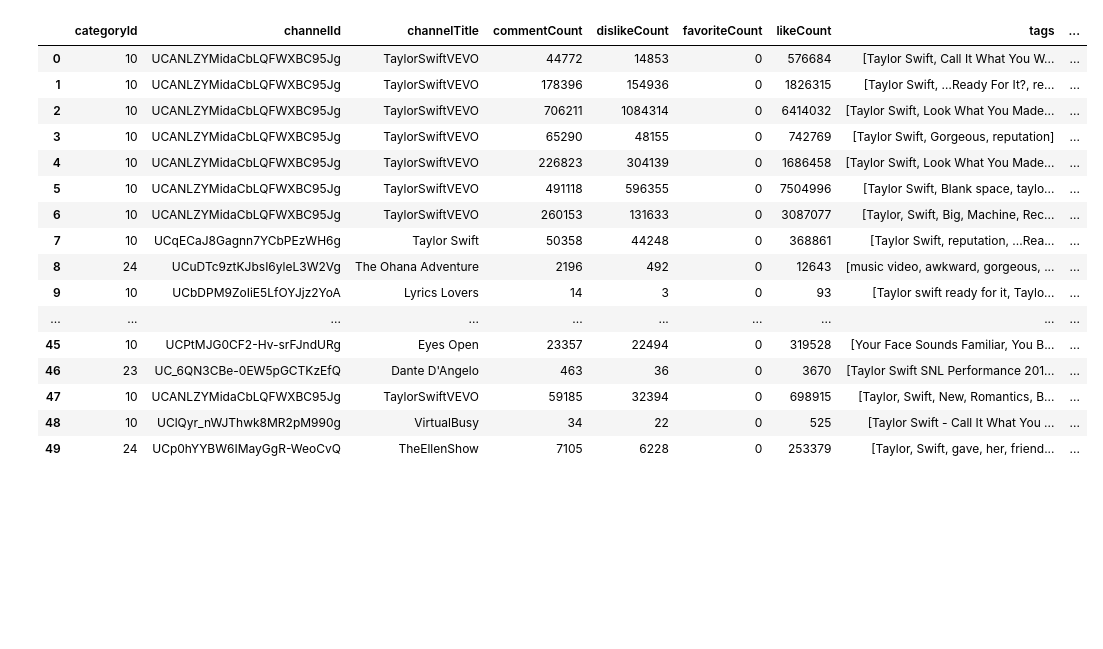
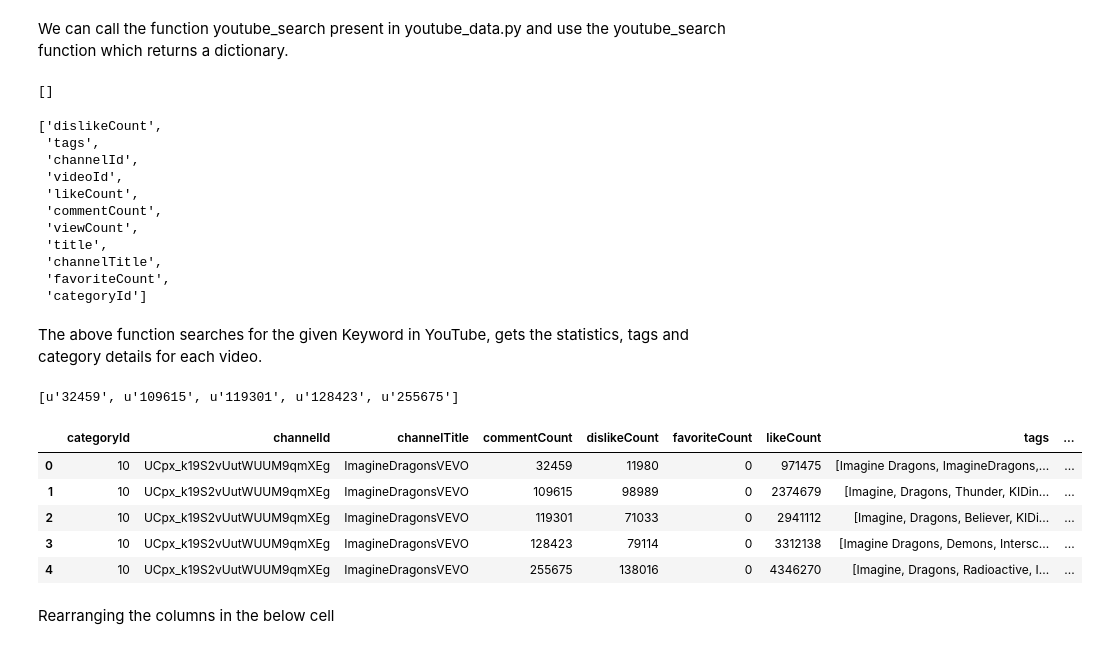
Before and after one commit to sudharsanasai/YoutubeDataAnalysis, a Jupyter notebook: Youtube Data.ipynb, the cells around one changed output. Drawn from its saved outputs; the diff is of its cells as text; code cells hidden in the pictures; blank space fills up the shorter version.

```diff
--- a/Youtube Data.ipynb
+++ b/Youtube Data.ipynb
@@ -26,24 +8,39 @@ test[1]['title']
+# %% [markdown]
+We can call the function youtube_search present in youtube_data.py and use the youtube_search function which returns a dictionary.
+# %%
+test = youtube_search("Imagine Dragons")
+test.keys()
+# %% [output]
+[]
+['dislikeCount',
+ 'tags',
+ 'channelId',
+ 'videoId',
+ 'likeCount',
+ 'commentCount',
+ 'viewCount',
+ 'title',
+ 'channelTitle',
+ 'favoriteCount',
+ 'categoryId']
+# %% [markdown]
+The above function searches for the given Keyword in YouTube, gets the statistics, tags and category details for each video.
+# %%
+test['commentCount'][:5]
+# %% [output]
+[u'32459', u'109615', u'119301', u'128423', u'255675']
 # %%
-df = pd.DataFrame(data=test[1])
-df
+df = pd.DataFrame(data=test)
+df.head()
 # %% [output]
 |  | categoryId | channelId | channelTitle | commentCount | dislikeCount | favoriteCount | likeCount | tags | ... |
-| 0 | 10 | UCANLZYMidaCbLQFWXBC95Jg | TaylorSwiftVEVO | 44772 | 14853 | 0 | 576684 | [Taylor Swift, Call It What You W... | ... |
-| 1 | 10 | UCANLZYMidaCbLQFWXBC95Jg | TaylorSwiftVEVO | 178396 | 154936 | 0 | 1826315 | [Taylor Swift, …Ready For It?, re... | ... |
-| 2 | 10 | UCANLZYMidaCbLQFWXBC95Jg | TaylorSwiftVEVO | 706211 | 1084314 | 0 | 6414032 | [Taylor Swift, Look What You Made... | ... |
-| 3 | 10 | UCANLZYMidaCbLQFWXBC95Jg | TaylorSwiftVEVO | 65290 | 48155 | 0 | 742769 | [Taylor Swift, Gorgeous, reputation] | ... |
-| 4 | 10 | UCANLZYMidaCbLQFWXBC95Jg | TaylorSwiftVEVO | 226823 | 304139 | 0 | 1686458 | [Taylor Swift, Look What You Made... | ... |
-| 5 | 10 | UCANLZYMidaCbLQFWXBC95Jg | TaylorSwiftVEVO | 491118 | 596355 | 0 | 7504996 | [Taylor Swift, Blank space, taylo... | ... |
-| 6 | 10 | UCANLZYMidaCbLQFWXBC95Jg | TaylorSwiftVEVO | 260153 | 131633 | 0 | 3087077 | [Taylor, Swift, Big, Machine, Rec... | ... |
-| 7 | 10 | UCqECaJ8Gagnn7YCbPEzWH6g | Taylor Swift | 50358 | 44248 | 0 | 368861 | [Taylor Swift, reputation, ...Rea... | ... |
-| 8 | 24 | UCuDTc9ztKJbsI6yleL3W2Vg | The Ohana Adventure | 2196 | 492 | 0 | 12643 | [music video, awkward, gorgeous, ... | ... |
-| 9 | 10 | UCbDPM9ZoIiE5LfOYJjz2YoA | Lyrics Lovers | 14 | 3 | 0 | 93 | [Taylor swift ready for it, Taylo... | ... |
-| ... | ... | ... | ... | ... | ... | ... | ... | ... | ... |
-| 45 | 10 | UCPtMJG0CF2-Hv-srFJndURg | Eyes Open | 23357 | 22494 | 0 | 319528 | [Your Face Sounds Familiar, You B... | ... |
-| 46 | 23 | UC_6QN3CBe-0EW5pGCTKzEfQ | Dante D'Angelo | 463 | 36 | 0 | 3670 | [Taylor Swift SNL Performance 201... | ... |
-| 47 | 10 | UCANLZYMidaCbLQFWXBC95Jg | TaylorSwiftVEVO | 59185 | 32394 | 0 | 698915 | [Taylor, Swift, New, Romantics, B... | ... |
-| 48 | 10 | UClQyr_nWJThwk8MR2pM990g | VirtualBusy | 34 | 22 | 0 | 525 | [Taylor Swift - Call It What You ... | ... |
-| 49 | 24 | UCp0hYYBW6IMayGgR-WeoCvQ | TheEllenShow | 7105 | 6228 | 0 | 253379 | [Taylor, Swift, gave, her, friend... | ... |
+| 0 | 10 | UCpx_k19S2vUutWUUM9qmXEg | ImagineDragonsVEVO | 32459 | 11980 | 0 | 971475 | [Imagine Dragons, ImagineDragons,... | ... |
+| 1 | 10 | UCpx_k19S2vUutWUUM9qmXEg | ImagineDragonsVEVO | 109615 | 98989 | 0 | 2374679 | [Imagine, Dragons, Thunder, KIDin... | ... |
+| 2 | 10 | UCpx_k19S2vUutWUUM9qmXEg | ImagineDragonsVEVO | 119301 | 71033 | 0 | 2941112 | [Imagine, Dragons, Believer, KIDi... | ... |
+| 3 | 10 | UCpx_k19S2vUutWUUM9qmXEg | ImagineDragonsVEVO | 128423 | 79114 | 0 | 3312138 | [Imagine Dragons, Demons, Intersc... | ... |
+| 4 | 10 | UCpx_k19S2vUutWUUM9qmXEg | ImagineDragonsVEVO | 255675 | 138016 | 0 | 4346270 | [Imagine, Dragons, Radioactive, I... | ... |
+# %% [markdown]
+Rearranging the columns in the below cell
 # %%
 df1 = df[['title','viewCount','channelTitle','commentCount','likeCount','dislikeCount','tags','favoriteCount','videoId','channelId','categoryId']]
 df1.columns = ['Title','viewCount','channelTitle','commentCount','likeCount','dislikeCount','tags','favoriteCount','videoId','channelId','categoryId']
```
Also changed, not shown: parts of 11 cells of this notebook.
